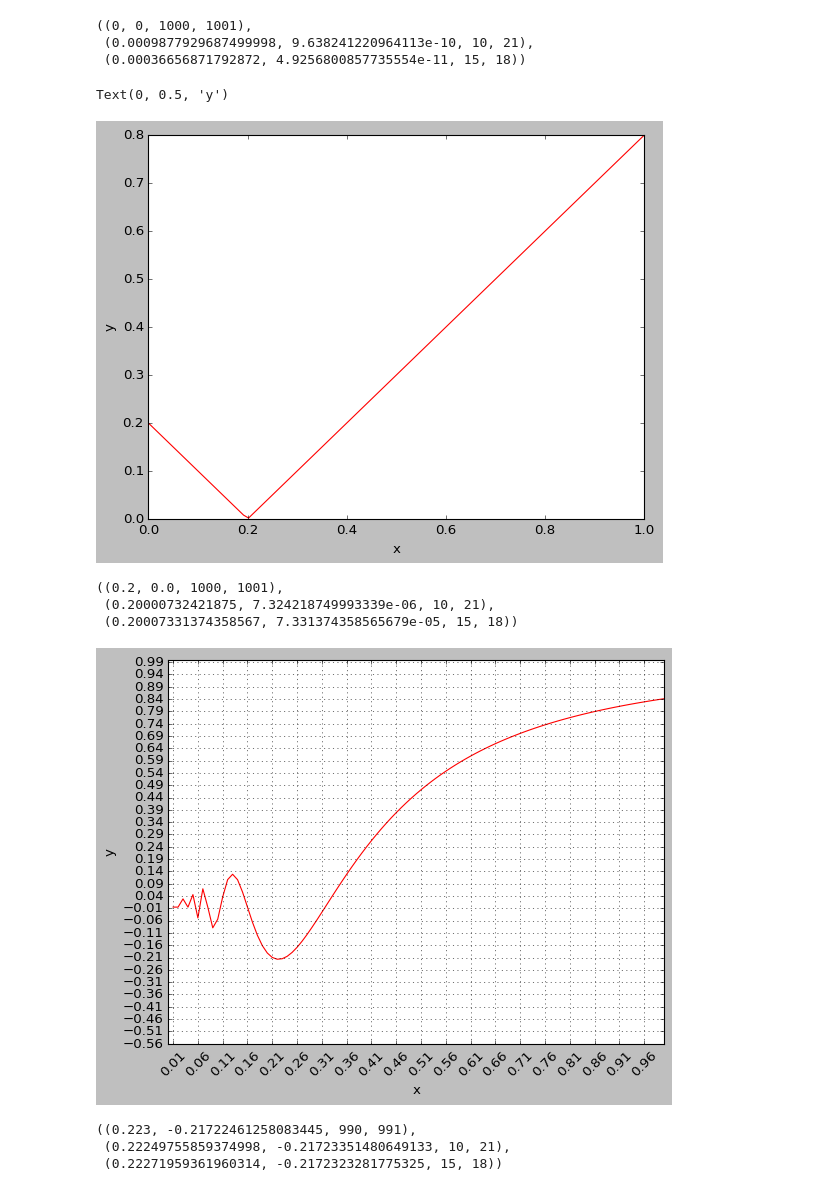
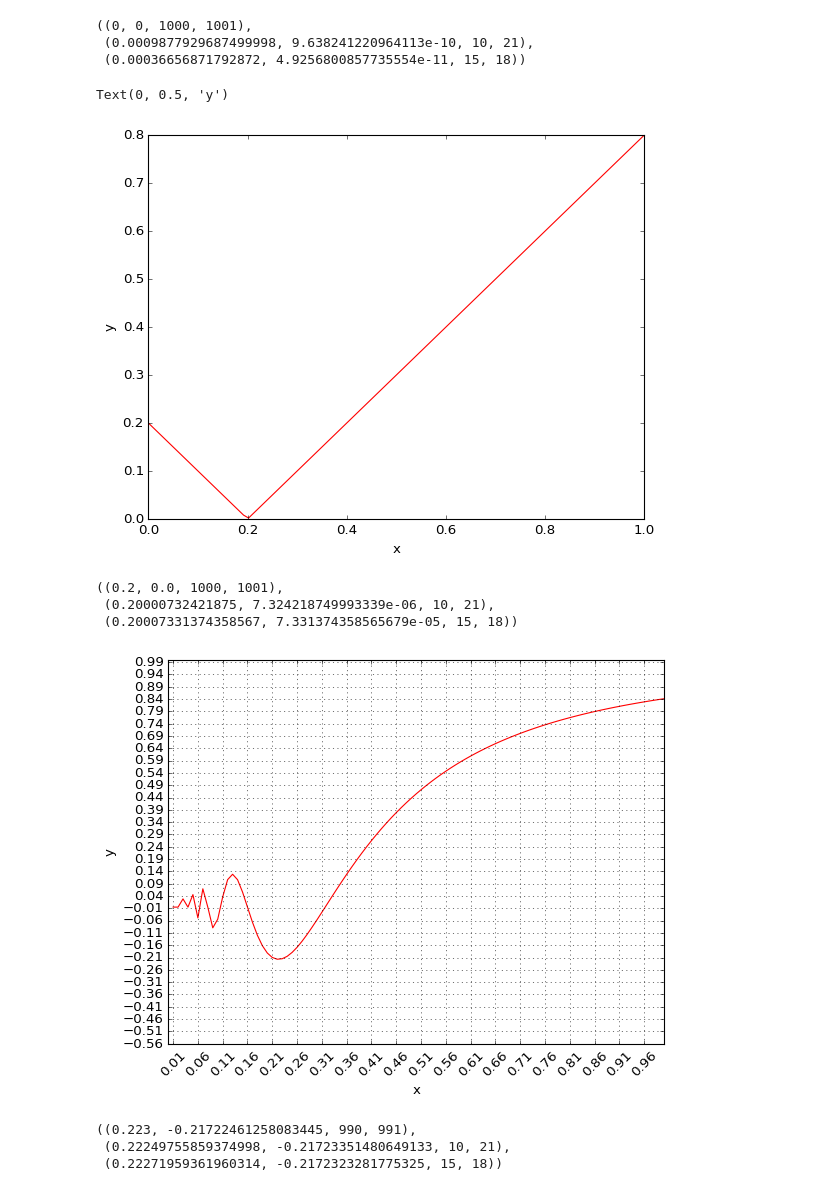
Before and after one commit to dmitry-grigorev/AlgoAnalysisDevelopment, a Jupyter notebook: Task2/Task2notebook.ipynb, the cells around one changed output. Drawn from its saved outputs; the diff is of its cells as text; code cells hidden in the pictures.

```diff
--- a/Task2/Task2notebook.ipynb
+++ b/Task2/Task2notebook.ipynb
@@ -41,14 +41,14 @@ exhaustive_search(f1), dichotomy_method(f1), goldenratio_method(f1)
 X = np.linspace(segm2[0], segm2[1], 100)
 Y = f2(X)
 
-fig = plt.figure()
+fig = plt.figure(facecolor="white")
 ax = fig.add_subplot(1, 1, 1)
 plt.plot(X, Y, "r")
 plt.xlabel("x")
 plt.ylabel("y")
 # %% [output]
 Text(0, 0.5, 'y')
-[figure, old version]
+[figure, new version]
 # %%
 exhaustive_search(f2), dichotomy_method(f2), goldenratio_method(f2)
 # %% [output]
@@ -58,18 +58,18 @@ exhaustive_search(f2), dichotomy_method(f2), goldenratio_method(f2)
 # %%
 X = np.linspace(segm3[0], segm3[1], 100)
 Y = f3(X)
 
-fig = plt.figure()
+fig = plt.figure(facecolor="white")
 ax = fig.add_subplot(1, 1, 1)
 plt.plot(X, Y, "r")
 plt.xlabel("x")
 plt.ylabel("y")
 plt.xticks(rotation = 45)
 ax.set_xticks(np.arange(segm3[0], segm3[1], 0.05))
 ax.set_yticks(np.arange(-0.56, 1, 0.05))
 ax.grid(True)
 # %% [output]
-[figure, old version]
+[figure, new version]
 # %%
 exhaustive_search(f3, left = 1e-2), dichotomy_method(f3, left = 1e-2), goldenratio_method(f3, left = 1e-2)
 # %% [output]
```
Also changed, not shown: parts of 4 cells of this notebook.
